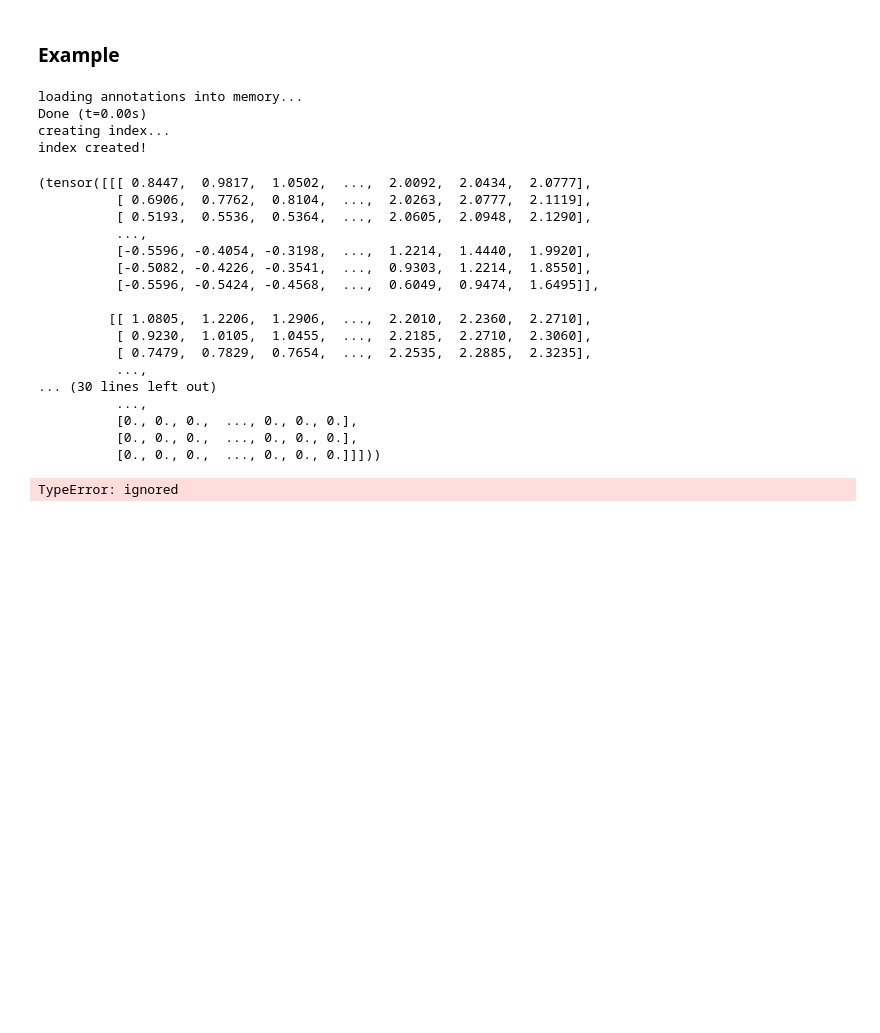
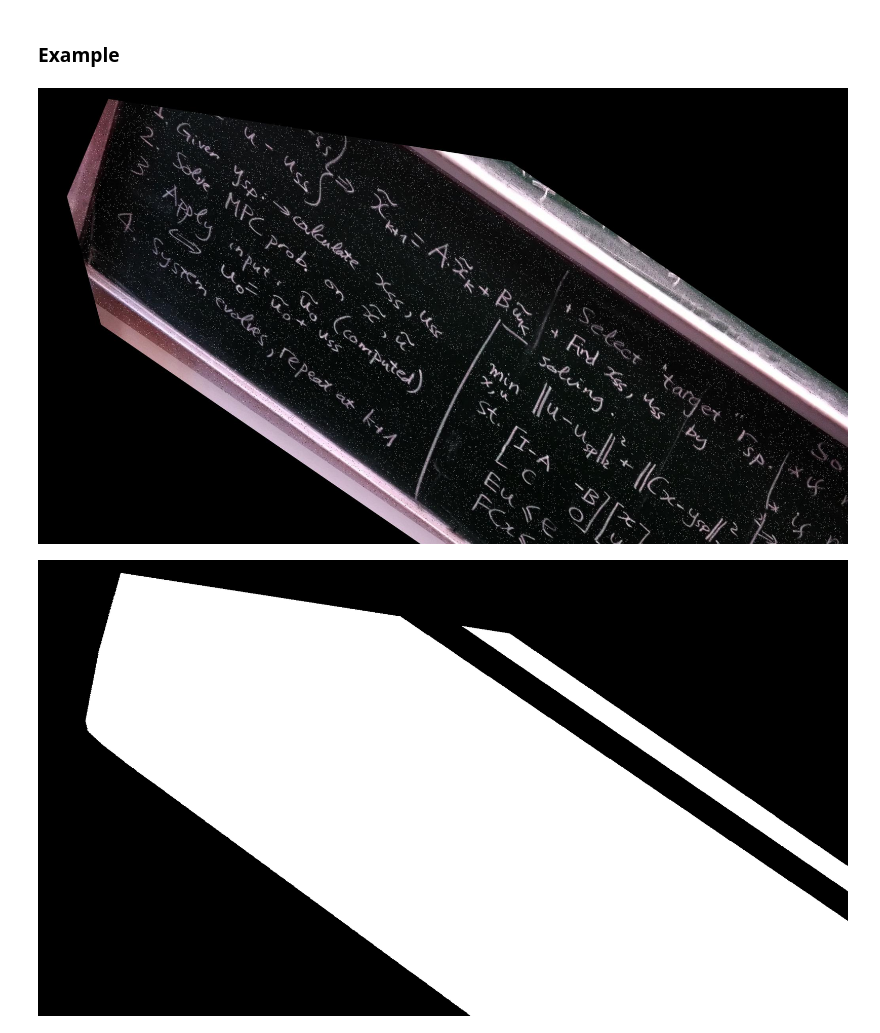
Before and after one commit to AlmTechSoftware/piper, a Jupyter notebook: training_data/research/feynman_2.ipynb, the cells around one changed output. Drawn from its saved outputs; the diff is of its cells as text; code cells hidden in the pictures; blank space fills up the shorter version.

Commit message:
research: PNG Mask Dataset handler

```diff
--- a/training_data/research/feynman_2.ipynb
+++ b/training_data/research/feynman_2.ipynb
@@ -109,34 +133,15 @@ def tensor_to_pil(tensor: torch.Tensor):
 # %% [markdown]
 ### Example
 # %%
-dataset = COCODataset("dataset/train")
+dataset = PNGMaskDataset("dataset/train")
 
-sak = dataset[0]
-display(sak)
-img, mask = sak
+img, mask = dataset[2]
+
 img = tensor_to_pil(img)
 mask = tensor_to_pil(mask)
-display()
+
+display(img)
+display(mask)
 # %% [output]
-loading annotations into memory...
-Done (t=0.00s)
-creating index...
-index created!
-(tensor([[[ 0.8447,  0.9817,  1.0502,  ...,  2.0092,  2.0434,  2.0777],
-          [ 0.6906,  0.7762,  0.8104,  ...,  2.0263,  2.0777,  2.1119],
-          [ 0.5193,  0.5536,  0.5364,  ...,  2.0605,  2.0948,  2.1290],
-          ...,
-          [-0.5596, -0.4054, -0.3198,  ...,  1.2214,  1.4440,  1.9920],
-          [-0.5082, -0.4226, -0.3541,  ...,  0.9303,  1.2214,  1.8550],
-          [-0.5596, -0.5424, -0.4568,  ...,  0.6049,  0.9474,  1.6495]],
-
-         [[ 1.0805,  1.2206,  1.2906,  ...,  2.2010,  2.2360,  2.2710],
-          [ 0.9230,  1.0105,  1.0455,  ...,  2.2185,  2.2710,  2.3060],
-          [ 0.7479,  0.7829,  0.7654,  ...,  2.2535,  2.2885,  2.3235],
-          ...,
-... (30 lines left out)
-          ...,
-          [0., 0., 0.,  ..., 0., 0., 0.],
-          [0., 0., 0.,  ..., 0., 0., 0.],
-          [0., 0., 0.,  ..., 0., 0., 0.]]]))
-TypeError: ignored
+[figure, added]
+[figure, added]
```
Also changed, not shown: parts of 2 cells of this notebook.
